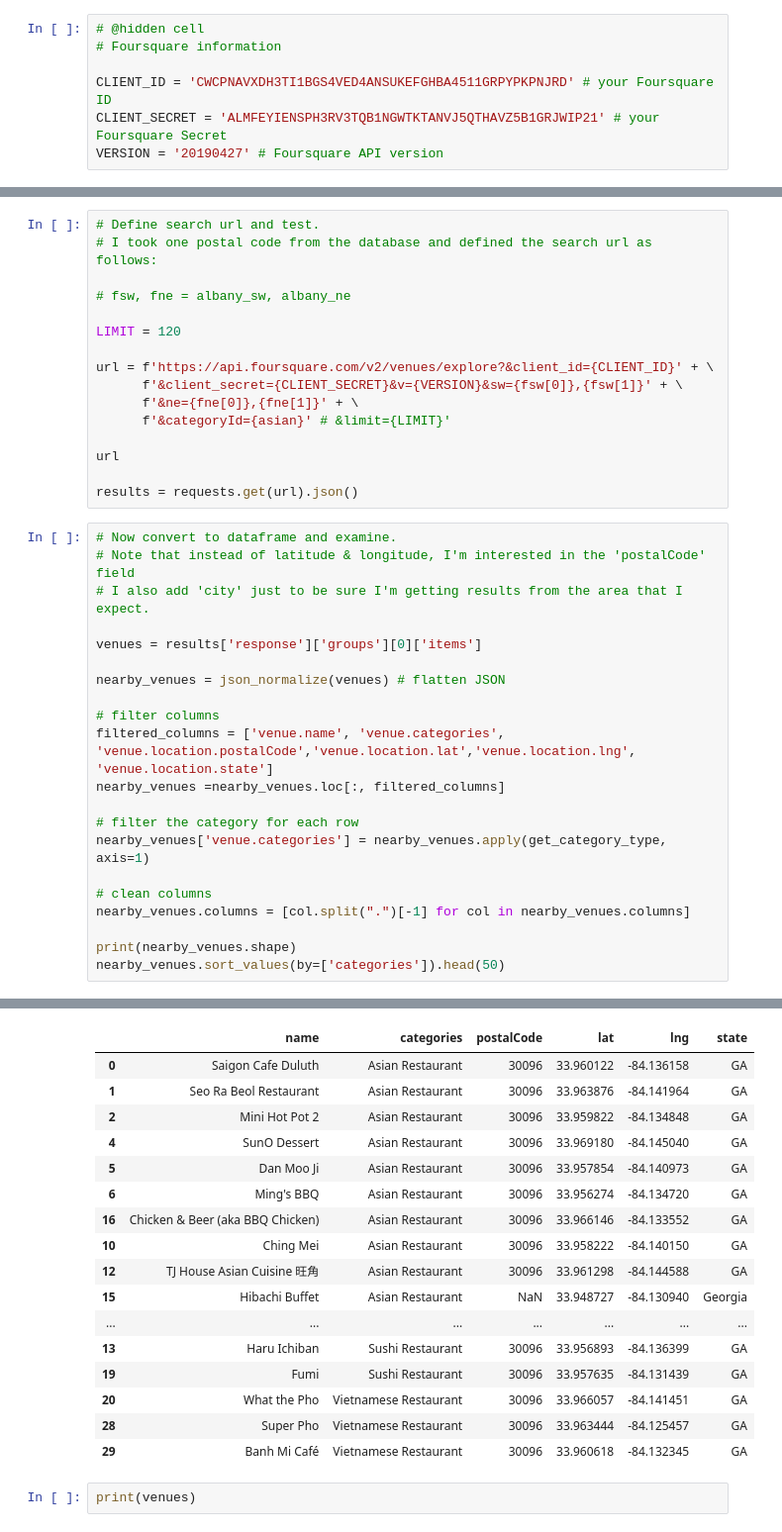
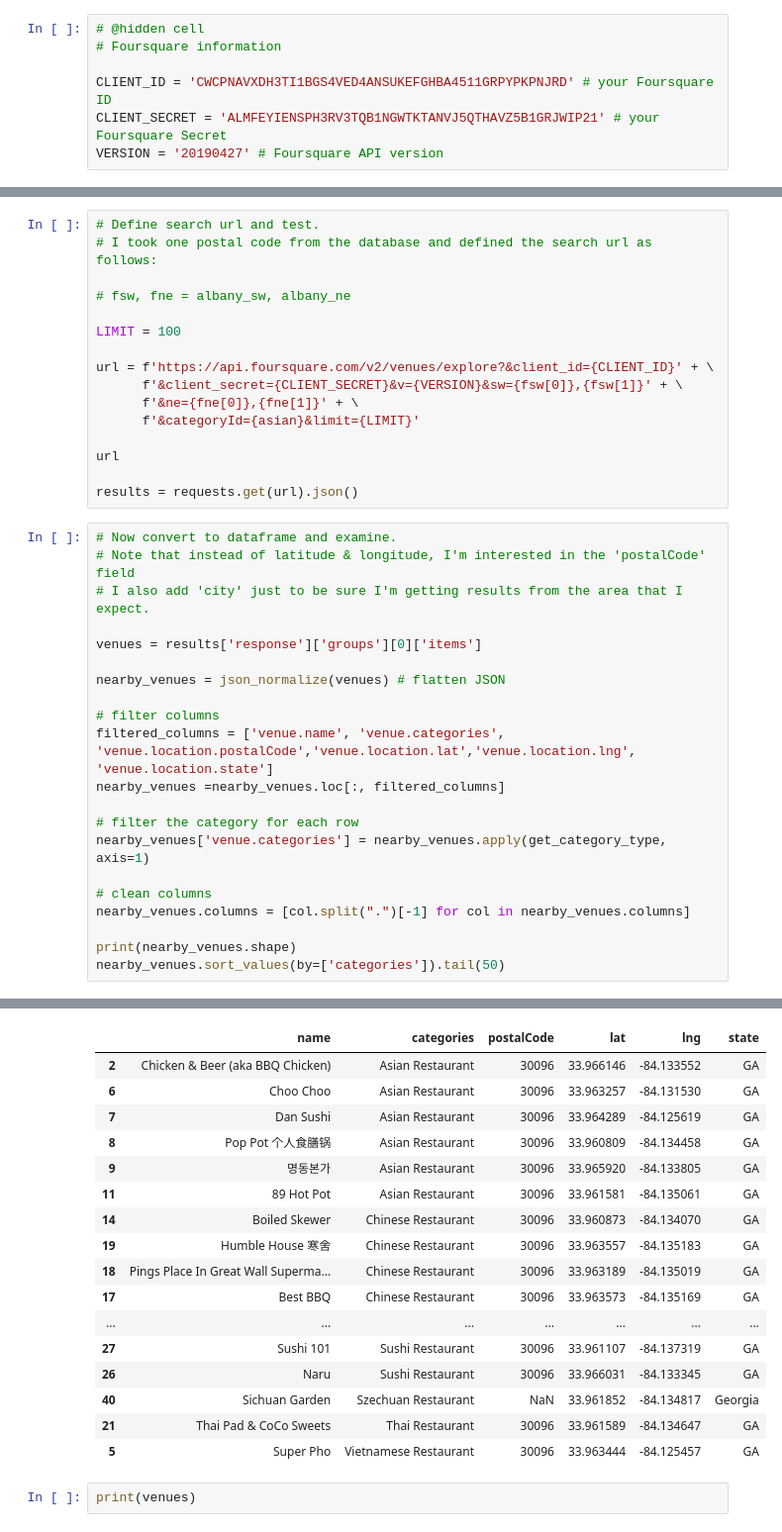
Before and after one commit to JamesDCage/Final-Week-0, a Jupyter notebook: Final Week 0 Foursquare Exploration.ipynb, the cells around one changed output, grey strips where cells are left out. Shown at 99% size. Drawn from its saved outputs; the diff is of its cells as text.

```diff
--- a/Final Week 0 Foursquare Exploration.ipynb
+++ b/Final Week 0 Foursquare Exploration.ipynb
@@ -76,12 +79,12 @@ asian = '4bf58dd8d48988d142941735'
 
 # fsw, fne = albany_sw, albany_ne
 
-LIMIT = 120
+LIMIT = 100
 
 url = f'https://api.foursquare.com/v2/venues/explore?&client_id={CLIENT_ID}' + \
       f'&client_secret={CLIENT_SECRET}&v={VERSION}&sw={fsw[0]},{fsw[1]}' + \
       f'&ne={fne[0]},{fne[1]}' + \
-      f'&categoryId={asian}' # &limit={LIMIT}'
+      f'&categoryId={asian}&limit={LIMIT}'
 
 url
 
@@ -106,5 +109,5 @@ nearby_venues['venue.categories'] = nearby_venues.apply(get_category_type, axis=
 nearby_venues.columns = [col.split(".")[-1] for col in nearby_venues.columns]
 
 print(nearby_venues.shape)
-nearby_venues.sort_values(by=['categories']).head(50)
+nearby_venues.sort_values(by=['categories']).tail(50)
 # %% [output]
@@ -112,20 +115,20 @@ nearby_venues.sort_values(by=['categories']).head(50)
 |  | name | categories | postalCode | lat | lng | state |
-| 0 | Saigon Cafe Duluth | Asian Restaurant | 30096 | 33.960122 | -84.136158 | GA |
-| 1 | Seo Ra Beol Restaurant | Asian Restaurant | 30096 | 33.963876 | -84.141964 | GA |
-| 2 | Mini Hot Pot 2 | Asian Restaurant | 30096 | 33.959822 | -84.134848 | GA |
-| 4 | SunO Dessert | Asian Restaurant | 30096 | 33.969180 | -84.145040 | GA |
-| 5 | Dan Moo Ji | Asian Restaurant | 30096 | 33.957854 | -84.140973 | GA |
-| 6 | Ming's BBQ | Asian Restaurant | 30096 | 33.956274 | -84.134720 | GA |
-| 16 | Chicken & Beer (aka BBQ Chicken) | Asian Restaurant | 30096 | 33.966146 | -84.133552 | GA |
-| 10 | Ching Mei | Asian Restaurant | 30096 | 33.958222 | -84.140150 | GA |
-| 12 | TJ House Asian Cuisine 旺角 | Asian Restaurant | 30096 | 33.961298 | -84.144588 | GA |
-| 15 | Hibachi Buffet | Asian Restaurant | NaN | 33.948727 | -84.130940 | Georgia |
+| 2 | Chicken & Beer (aka BBQ Chicken) | Asian Restaurant | 30096 | 33.966146 | -84.133552 | GA |
+| 6 | Choo Choo | Asian Restaurant | 30096 | 33.963257 | -84.131530 | GA |
+| 7 | Dan Sushi | Asian Restaurant | 30096 | 33.964289 | -84.125619 | GA |
+| 8 | Pop Pot 个人食膳锅 | Asian Restaurant | 30096 | 33.960809 | -84.134458 | GA |
+| 9 | 명동본가 | Asian Restaurant | 30096 | 33.965920 | -84.133805 | GA |
+| 11 | 89 Hot Pot | Asian Restaurant | 30096 | 33.961581 | -84.135061 | GA |
+| 14 | Boiled Skewer | Chinese Restaurant | 30096 | 33.960873 | -84.134070 | GA |
+| 19 | Humble House 寒舍 | Chinese Restaurant | 30096 | 33.963557 | -84.135183 | GA |
+| 18 | Pings Place In Great Wall Superma... | Chinese Restaurant | 30096 | 33.963189 | -84.135019 | GA |
+| 17 | Best BBQ | Chinese Restaurant | 30096 | 33.963573 | -84.135169 | GA |
 | ... | ... | ... | ... | ... | ... | ... |
-| 13 | Haru Ichiban | Sushi Restaurant | 30096 | 33.956893 | -84.136399 | GA |
-| 19 | Fumi | Sushi Restaurant | 30096 | 33.957635 | -84.131439 | GA |
-| 20 | What the Pho | Vietnamese Restaurant | 30096 | 33.966057 | -84.141451 | GA |
-| 28 | Super Pho | Vietnamese Restaurant | 30096 | 33.963444 | -84.125457 | GA |
-| 29 | Banh Mi Café | Vietnamese Restaurant | 30096 | 33.960618 | -84.132345 | GA |
+| 27 | Sushi 101 | Sushi Restaurant | 30096 | 33.961107 | -84.137319 | GA |
+| 26 | Naru | Sushi Restaurant | 30096 | 33.966031 | -84.133345 | GA |
+| 40 | Sichuan Garden | Szechuan Restaurant | NaN | 33.961852 | -84.134817 | Georgia |
+| 21 | Thai Pad & CoCo Sweets | Thai Restaurant | 30096 | 33.961589 | -84.134647 | GA |
+| 5 | Super Pho | Vietnamese Restaurant | 30096 | 33.963444 | -84.125457 | GA |
 # %%
 print(venues)
 # %% [output]
```
Also changed, not shown: parts of 2 cells of this notebook.
